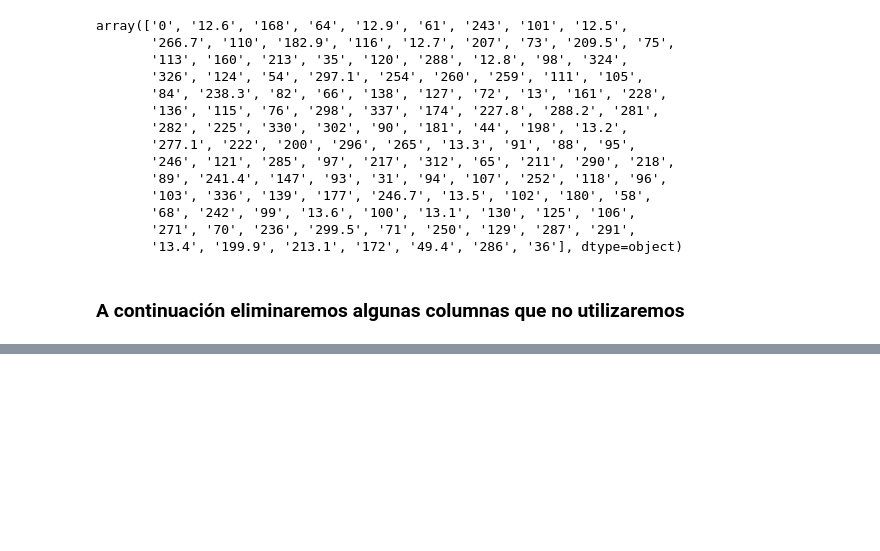
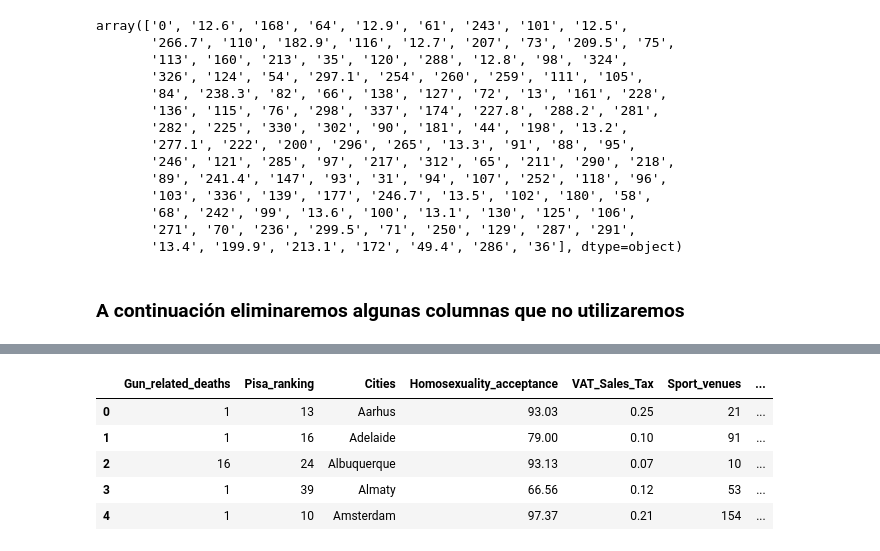
Before and after one commit to daniela-arias/Choose-to-live-better, a Jupyter notebook: Notebooks/Cleaning_dataset_for_user.ipynb, the cells around one changed output, grey strips where cells are left out. Drawn from its saved outputs; the diff is of its cells as text; code cells hidden in the pictures; blank space fills up the shorter version.

Commit message:
Dataset PCA user: finalizado

```diff
--- a/Notebooks/Cleaning_dataset_for_user.ipynb
+++ b/Notebooks/Cleaning_dataset_for_user.ipynb
@@ -420,0 +497,2 @@ copia.to_csv("../Data/copia_de_prueba.csv")
+# %%
+PCA_user.drop(["Art_galleries","Concert_venues","Museums"], axis=1, inplace=True)
@@ -420,0 +519,15 @@ copia.to_csv("../Data/copia_de_prueba.csv")
+# %%
+PCA_user['Travel_connectivity'] = PCA_user[["Intercity_train_connectivity", "Airport_score"]].mean(axis=1)
+# %%
+PCA_user.drop(["Intercity_train_connectivity","Airport_score"], axis=1, inplace=True)
+# %%
+PCA_user["Housing"] = PCA_user["Housing"].astype(dtype=int)
+# %%
+PCA_user.head()
+# %% [output]
+|  | Gun_related_deaths | Pisa_ranking | Cities | Homosexuality_acceptance | VAT_Sales_Tax | Sport_venues | ... |
+| 0 | 1 | 13 | Aarhus | 93.03 | 0.25 | 21 | ... |
+| 1 | 1 | 16 | Adelaide | 79.00 | 0.10 | 91 | ... |
+| 2 | 16 | 24 | Albuquerque | 93.13 | 0.07 | 10 | ... |
+| 3 | 1 | 39 | Almaty | 66.56 | 0.12 | 53 | ... |
+| 4 | 1 | 10 | Amsterdam | 97.37 | 0.21 | 154 | ... |
```
Also changed, not shown: parts of 26 cells of this notebook, 8 other files.
